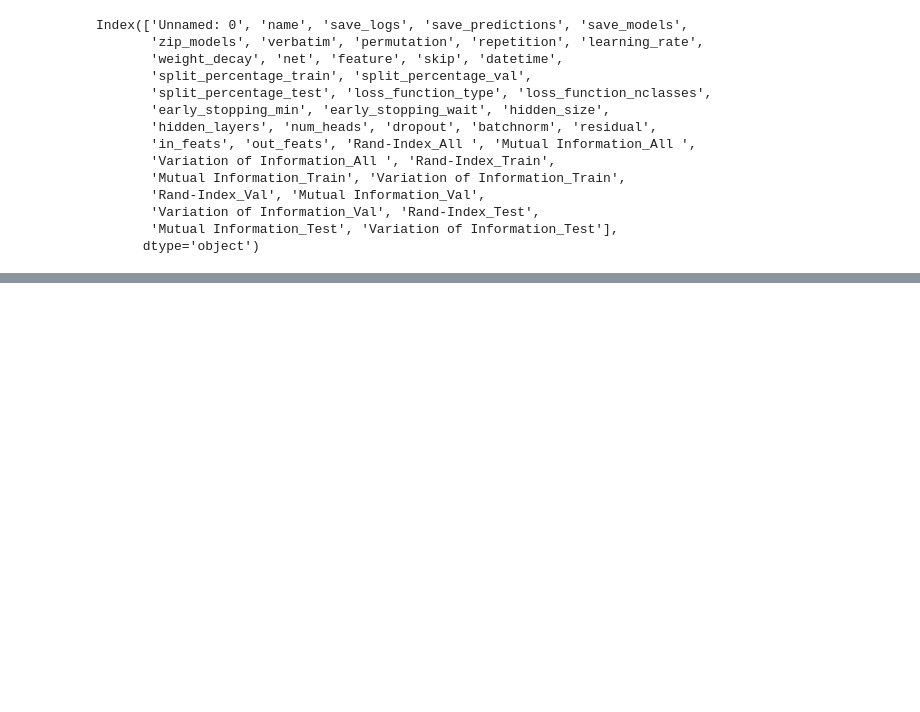
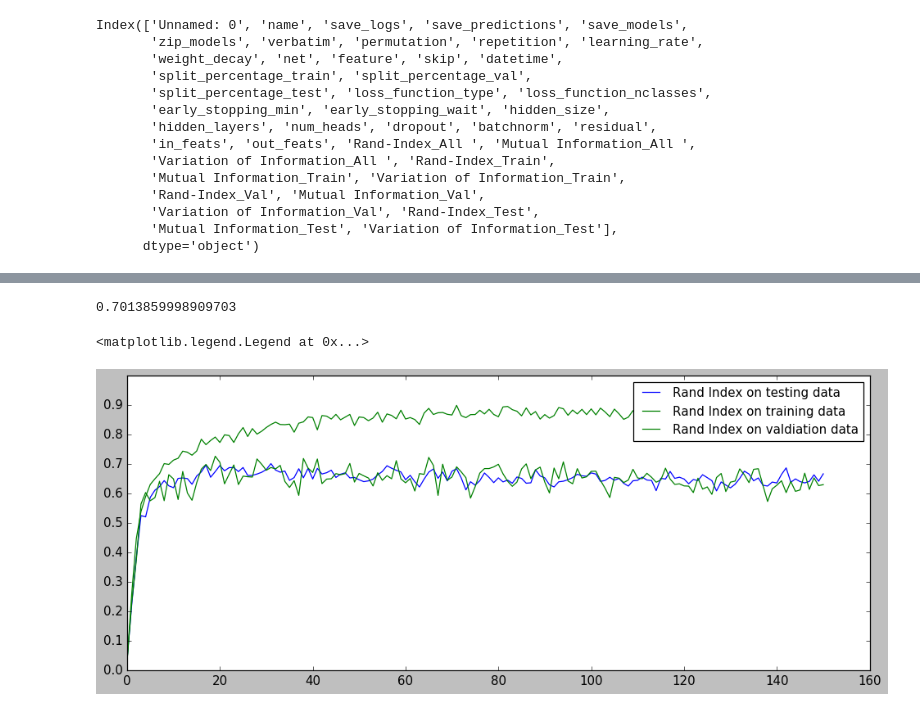
Before and after one commit to adrian-lison/gnn-community-detection, a Jupyter notebook: Notebooks/Results Analysis.ipynb, the cells around one changed output, grey strips where cells are left out. Drawn from its saved outputs; the diff is of its cells as text; code cells hidden in the pictures; blank space fills up the shorter version.

Commit message:
Plot to show development of Rand Index

```diff
--- a/Notebooks/Results Analysis.ipynb
+++ b/Notebooks/Results Analysis.ipynb
@@ -420,0 +425,2 @@ loss.
+# %%
+df = pd.read_csv("../logs/opti_keywords-349.csv")
@@ -420,0 +443,23 @@ loss.
+# %%
+df["rand_test"].max()
+# %% [output]
+0.7013859998909703
+# %%
+
+fig = plt.figure(figsize=(13,5), dpi= 90)
+ax = plt.axes()
+
+plt.style.use('classic')
+
+
+ax.plot(list(df["epoch"]), list(df["rand_test"]), label = "Rand Index on testing data")
+ax.plot(list(df["epoch"]), list(df["rand_train"]), label = "Rand Index on training data")
+ax.plot(list(df["epoch"]), list(df["rand_val"]), label = "Rand Index on valdiation data", color = "green")
+
+plt.yticks(np.arange(0, 1, 0.1))
+
+
+ax.legend(fontsize=12)
+# %% [output]
+<matplotlib.legend.Legend at 0x...>
+[figure, added]
```
Also changed, not shown: parts of 6 cells of this notebook, 1 other file.
